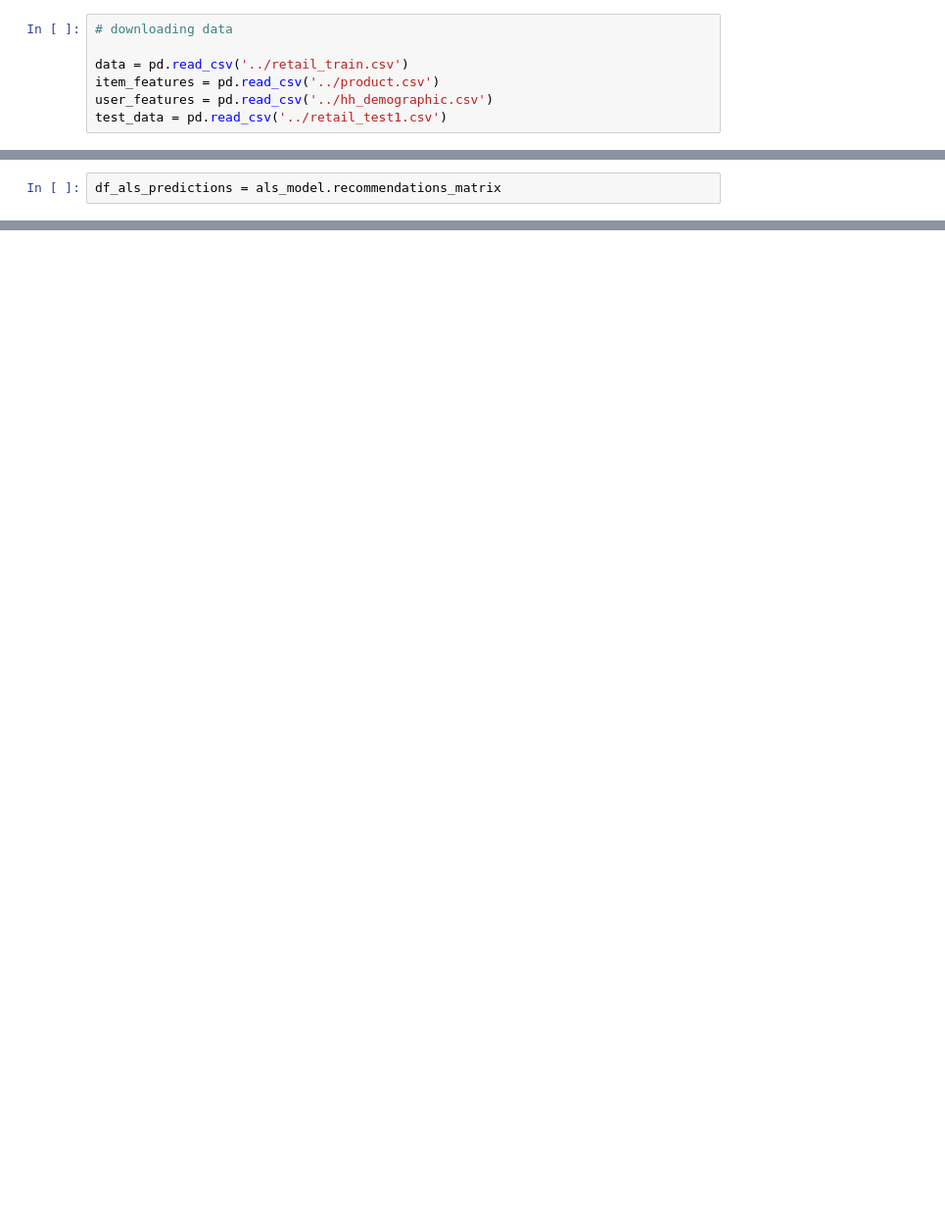
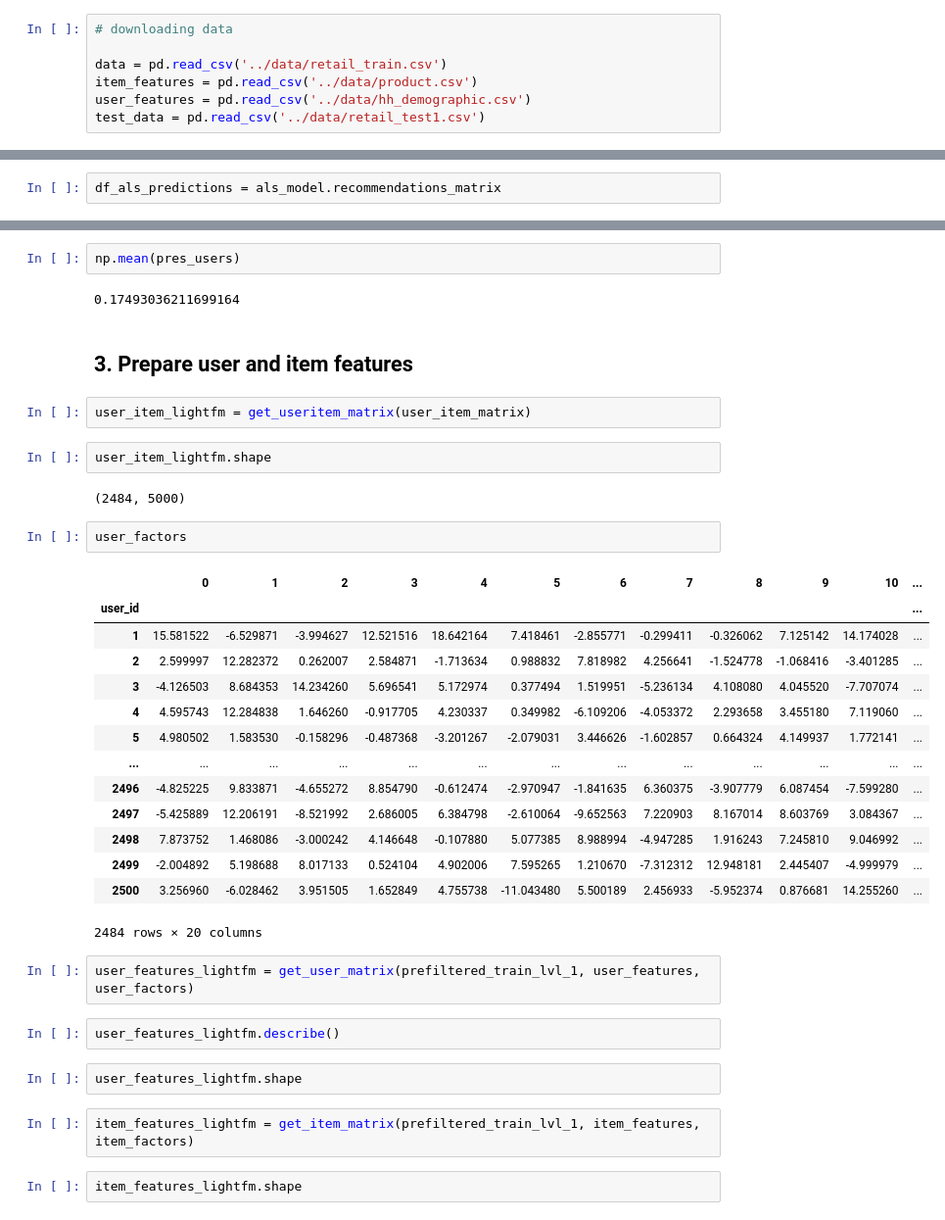
Before and after one commit to aldalinde/ReSys, a Jupyter notebook: final_project/rs_project.ipynb, the cells around one changed output, grey strips where cells are left out. Shown at 98% size. Saved outputs shown, nothing was run; the diff lists cells and outputs as text; blank space fills up the shorter version.

```diff
--- a/final_project/rs_project.ipynb
+++ b/final_project/rs_project.ipynb
@@ -31,10 +45,10 @@ from implicit.als import AlternatingLeastSquares
 # %%
 # downloading data
 
-data = pd.read_csv('../retail_train.csv')
-item_features = pd.read_csv('../product.csv')
-user_features = pd.read_csv('../hh_demographic.csv')
-test_data = pd.read_csv('../retail_test1.csv')
+data = pd.read_csv('../data/retail_train.csv')
+item_features = pd.read_csv('../data/product.csv')
+user_features = pd.read_csv('../data/hh_demographic.csv')
+test_data = pd.read_csv('../data/retail_test1.csv')
 # %%
 # same column names through users', items' and transactions' tables
 item_features.columns = [col.lower() for col in item_features.columns]
@@ -137,0 +366,39 @@ df_als_predictions = als_model.recommendations_matrix
+# %%
+np.mean(pres_users)
+# %% [output]
+0.17493036211699164
+# %% [markdown]
+## 3. Prepare user and item features
+# %%
+user_item_lightfm = get_useritem_matrix(user_item_matrix)
+# %%
+user_item_lightfm.shape
+# %% [output]
+(2484, 5000)
+# %%
+user_factors
+# %% [output]
+|  | 0 | 1 | 2 | 3 | 4 | 5 | 6 | 7 | 8 | 9 | 10 | ... |
+| user_id |  |  |  |  |  |  |  |  |  |  |  | ... |
+| 1 | 15.581522 | -6.529871 | -3.994627 | 12.521516 | 18.642164 | 7.418461 | -2.855771 | -0.299411 | -0.326062 | 7.125142 | 14.174028 | ... |
+| 2 | 2.599997 | 12.282372 | 0.262007 | 2.584871 | -1.713634 | 0.988832 | 7.818982 | 4.256641 | -1.524778 | -1.068416 | -3.401285 | ... |
+| 3 | -4.126503 | 8.684353 | 14.234260 | 5.696541 | 5.172974 | 0.377494 | 1.519951 | -5.236134 | 4.108080 | 4.045520 | -7.707074 | ... |
+| 4 | 4.595743 | 12.284838 | 1.646260 | -0.917705 | 4.230337 | 0.349982 | -6.109206 | -4.053372 | 2.293658 | 3.455180 | 7.119060 | ... |
+| 5 | 4.980502 | 1.583530 | -0.158296 | -0.487368 | -3.201267 | -2.079031 | 3.446626 | -1.602857 | 0.664324 | 4.149937 | 1.772141 | ... |
+| ... | ... | ... | ... | ... | ... | ... | ... | ... | ... | ... | ... | ... |
+| 2496 | -4.825225 | 9.833871 | -4.655272 | 8.854790 | -0.612474 | -2.970947 | -1.841635 | 6.360375 | -3.907779 | 6.087454 | -7.599280 | ... |
+| 2497 | -5.425889 | 12.206191 | -8.521992 | 2.686005 | 6.384798 | -2.610064 | -9.652563 | 7.220903 | 8.167014 | 8.603769 | 3.084367 | ... |
+| 2498 | 7.873752 | 1.468086 | -3.000242 | 4.146648 | -0.107880 | 5.077385 | 8.988994 | -4.947285 | 1.916243 | 7.245810 | 9.046992 | ... |
+| 2499 | -2.004892 | 5.198688 | 8.017133 | 0.524104 | 4.902006 | 7.595265 | 1.210670 | -7.312312 | 12.948181 | 2.445407 | -4.999979 | ... |
+| 2500 | 3.256960 | -6.028462 | 3.951505 | 1.652849 | 4.755738 | -11.043480 | 5.500189 | 2.456933 | -5.952374 | 0.876681 | 14.255260 | ... |
+2484 rows × 20 columns
+# %%
+user_features_lightfm = get_user_matrix(prefiltered_train_lvl_1, user_features, user_factors)
+# %%
+user_features_lightfm.describe()
+# %%
+user_features_lightfm.shape
+# %%
+item_features_lightfm = get_item_matrix(prefiltered_train_lvl_1, item_features, item_factors)
+# %%
+item_features_lightfm.shape
```
Also changed, not shown: parts of 97 cells of this notebook.
